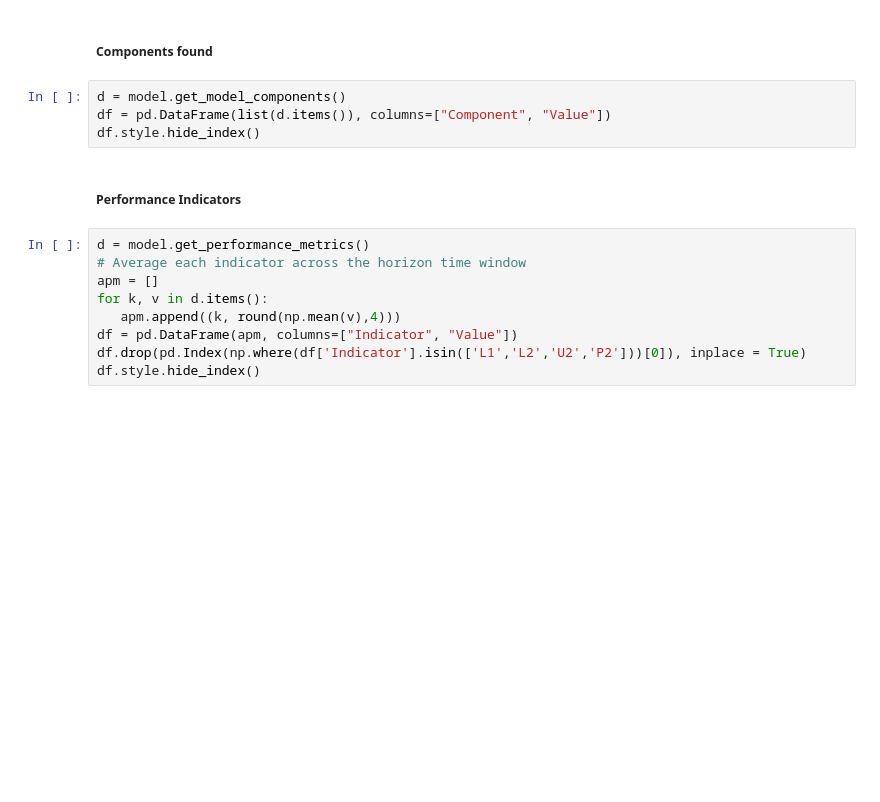
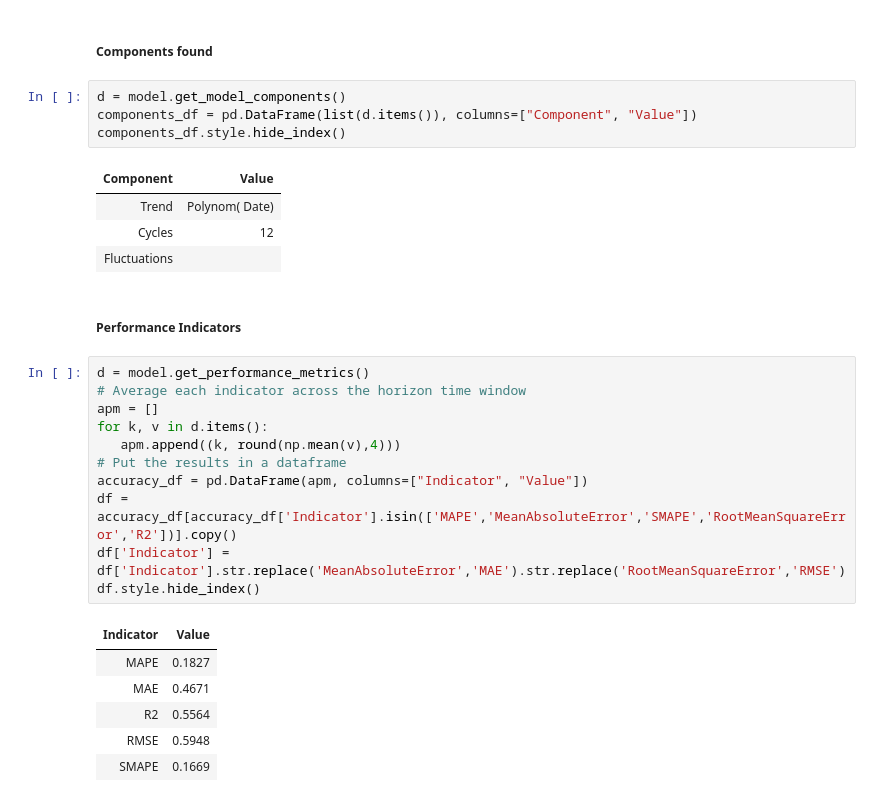
Before and after one commit to SAP-samples/hana-ml-samples, a Jupyter notebook: Python-API/apl/notebooks/HANA_ML_APL_TS_OZONE.ipynb, the cells around one changed output. Cells and saved outputs as stored; diff of their text form; blank space fills up the shorter version.

```diff
--- a/Python-API/apl/notebooks/HANA_ML_APL_TS_OZONE.ipynb
+++ b/Python-API/apl/notebooks/HANA_ML_APL_TS_OZONE.ipynb
@@ -63,16 +105,30 @@ df.hvplot.area(
 ##### Components found
 # %%
 d = model.get_model_components()
-df = pd.DataFrame(list(d.items()), columns=["Component", "Value"])
-df.style.hide_index()
+components_df = pd.DataFrame(list(d.items()), columns=["Component", "Value"])
+components_df.style.hide_index()
+# %% [output]
+| Component | Value |
+| Trend | Polynom( Date) |
+| Cycles | 12 |
+| Fluctuations |  |
 # %% [markdown]
 ##### Performance Indicators
 # %%
 d = model.get_performance_metrics()
 # Average each indicator across the horizon time window
 apm = []
 for k, v in d.items():
    apm.append((k, round(np.mean(v),4)))
-df = pd.DataFrame(apm, columns=["Indicator", "Value"])
-df.drop(pd.Index(np.where(df['Indicator'].isin(['L1','L2','U2','P2']))[0]), inplace = True)
+# Put the results in a dataframe
+accuracy_df = pd.DataFrame(apm, columns=["Indicator", "Value"])
+df = accuracy_df[accuracy_df['Indicator'].isin(['MAPE','MeanAbsoluteError','SMAPE','RootMeanSquareError','R2'])].copy()
+df['Indicator'] = df['Indicator'].str.replace('MeanAbsoluteError','MAE').str.replace('RootMeanSquareError','RMSE')
 df.style.hide_index()
+# %% [output]
+| Indicator | Value |
+| MAPE | 0.1827 |
+| MAE | 0.4671 |
+| R2 | 0.5564 |
+| RMSE | 0.5948 |
+| SMAPE | 0.1669 |
```
Also changed, not shown: parts of 9 cells of this notebook.
